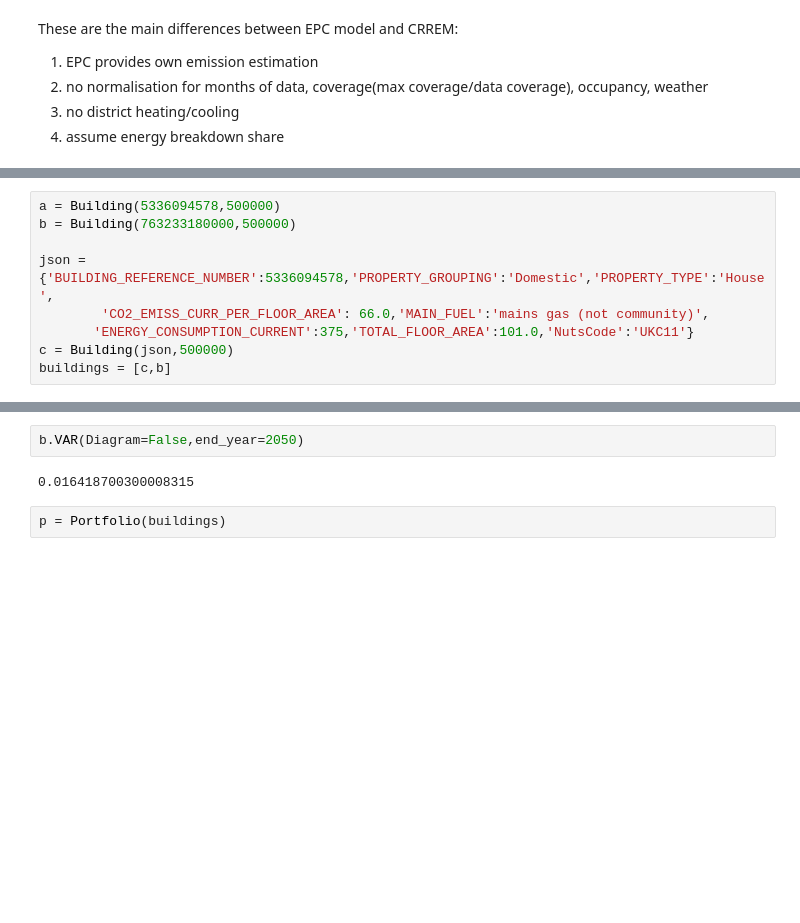
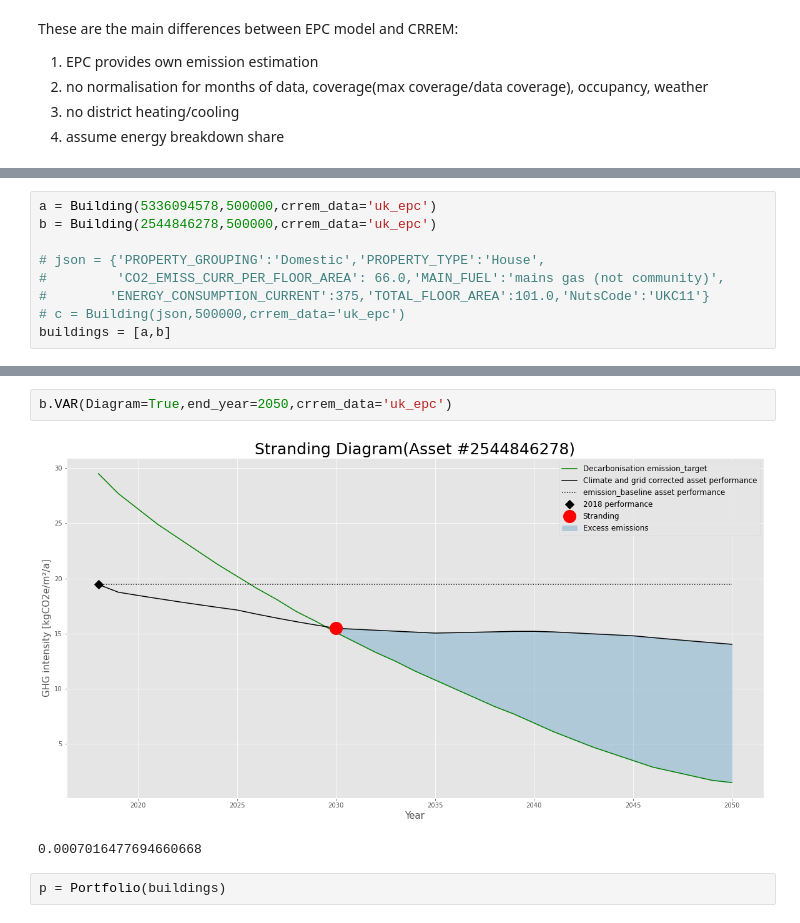
Before and after one commit to BlockchainClimateInstitute/package-crrem, a Jupyter notebook: CVAR .ipynb, the cells around one changed output, grey strips where cells are left out. Drawn from its saved outputs; the diff is of its cells as text; blank space fills up the shorter version.

```diff
--- a/CVAR .ipynb
+++ b/CVAR .ipynb
@@ -315,9 +637,9 @@ class Portfolio:
 # %%
-a = Building(5336094578,500000)
-b = Building(763233180000,500000)
+a = Building(5336094578,500000,crrem_data='uk_epc')
+b = Building(2544846278,500000,crrem_data='uk_epc')
 
-json = {'BUILDING_REFERENCE_NUMBER':5336094578,'PROPERTY_GROUPING':'Domestic','PROPERTY_TYPE':'House',
-        'CO2_EMISS_CURR_PER_FLOOR_AREA': 66.0,'MAIN_FUEL':'mains gas (not community)',
-       'ENERGY_CONSUMPTION_CURRENT':375,'TOTAL_FLOOR_AREA':101.0,'NutsCode':'UKC11'}
-c = Building(json,500000)
-buildings = [c,b]
+# json = {'PROPERTY_GROUPING':'Domestic','PROPERTY_TYPE':'House',
+#         'CO2_EMISS_CURR_PER_FLOOR_AREA': 66.0,'MAIN_FUEL':'mains gas (not community)',
+#        'ENERGY_CONSUMPTION_CURRENT':375,'TOTAL_FLOOR_AREA':101.0,'NutsCode':'UKC11'}
+# c = Building(json,500000,crrem_data='uk_epc')
+buildings = [a,b]
@@ -335,7 +646,8 @@ Name: UKI31, dtype: float64
 # %%
-b.VAR(Diagram=False,end_year=2050)
+b.VAR(Diagram=True,end_year=2050,crrem_data='uk_epc')
 # %% [output]
+[figure, added]
-0.016418700300008315
+0.0007016477694660668
 # %%
 p = Portfolio(buildings)
 # %%
```
Also changed, not shown: parts of 12 cells of this notebook, 9 other files.
